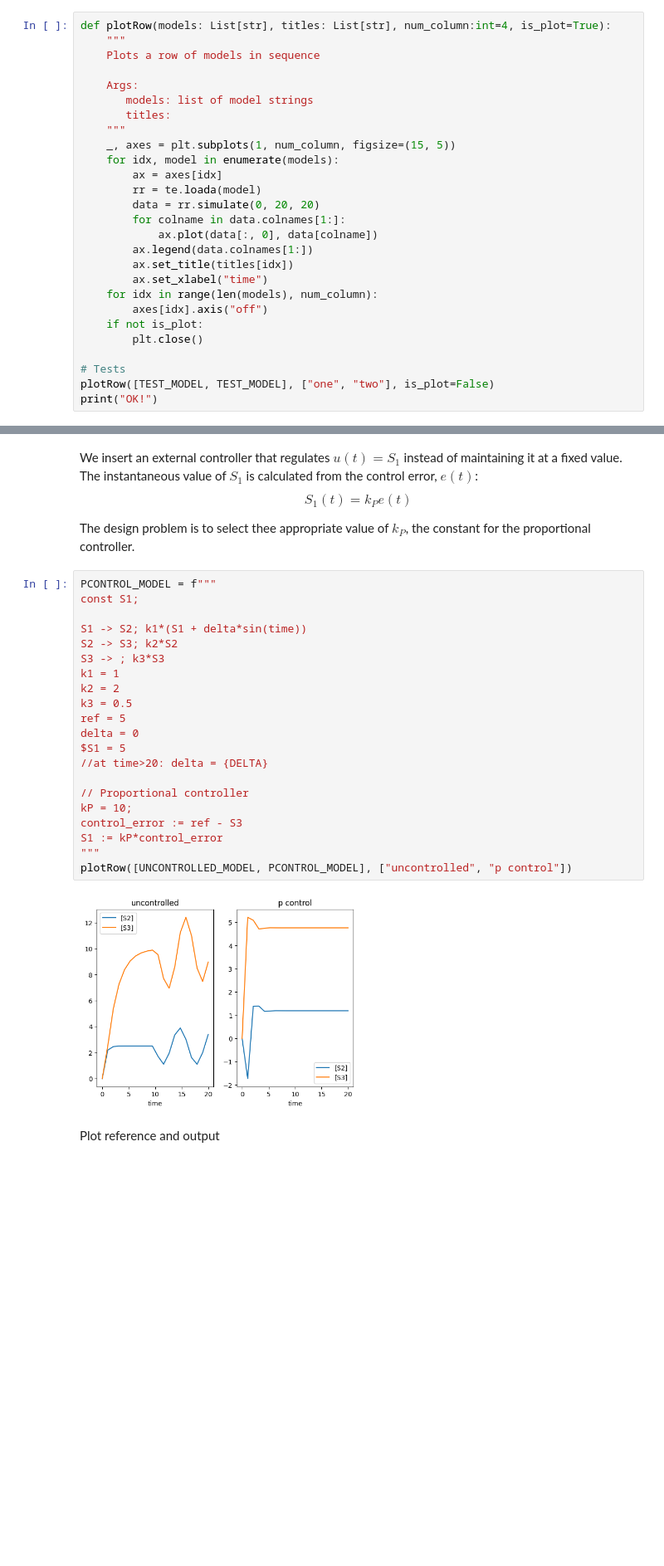
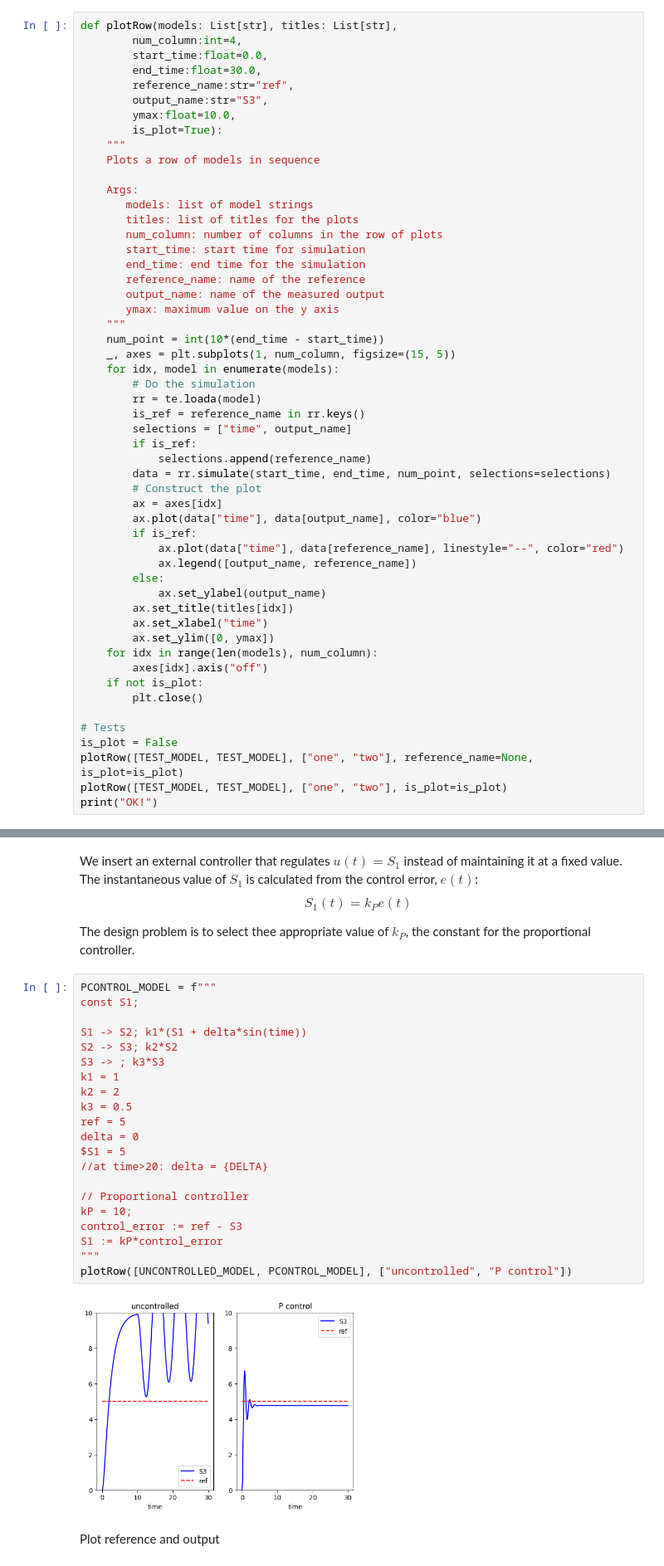
Before and after one commit to joseph-hellerstein/advanced-controls-lectures, a Jupyter notebook: short_class_lectures/Controller_Examples/designing_controllers.ipynb, the cells around one changed output, grey strips where cells are left out. Shown: that part at 83% size. Saved outputs shown, nothing was run; the diff lists cells and outputs as text; blank space fills up the shorter version.

```diff
--- a/short_class_lectures/Controller_Examples/designing_controllers.ipynb
+++ b/short_class_lectures/Controller_Examples/designing_controllers.ipynb
@@ -26,31 +27,57 @@ S3 = 0
 # %% [markdown]
 ## plotRow
 # %%
-def plotRow(models: List[str], titles: List[str], num_column:int=4, is_plot=True):
+def plotRow(models: List[str], titles: List[str],
+        num_column:int=4,
+        start_time:float=0.0,
+        end_time:float=30.0,
+        reference_name:str="ref",
+        output_name:str="S3",
+        ymax:float=10.0,
+        is_plot=True):
     """
     Plots a row of models in sequence
 
     Args:
        models: list of model strings
-       titles:
+       titles: list of titles for the plots
+       num_column: number of columns in the row of plots
+       start_time: start time for simulation
+       end_time: end time for the simulation
+       reference_name: name of the reference
+       output_name: name of the measured output
+       ymax: maximum value on the y axis
     """
+    num_point = int(10*(end_time - start_time))
     _, axes = plt.subplots(1, num_column, figsize=(15, 5))
     for idx, model in enumerate(models):
+        # Do the simulation
+        rr = te.loada(model)
+        is_ref = reference_name in rr.keys()
+        selections = ["time", output_name]
+        if is_ref:
+            selections.append(reference_name)
+        data = rr.simulate(start_time, end_time, num_point, selections=selections)
+        # Construct the plot
         ax = axes[idx]
-        rr = te.loada(model)
-        data = rr.simulate(0, 20, 20)
-        for colname in data.colnames[1:]:
-            ax.plot(data[:, 0], data[colname])
-        ax.legend(data.colnames[1:])
+        ax.plot(data["time"], data[output_name], color="blue")
+        if is_ref:
+            ax.plot(data["time"], data[reference_name], linestyle="--", color="red")
+            ax.legend([output_name, reference_name])
+        else:
+            ax.set_ylabel(output_name)
         ax.set_title(titles[idx])
         ax.set_xlabel("time")
+        ax.set_ylim([0, ymax])
     for idx in range(len(models), num_column):
         axes[idx].axis("off")
     if not is_plot:
         plt.close()
 
 # Tests
-plotRow([TEST_MODEL, TEST_MODEL], ["one", "two"], is_plot=False)
+is_plot = False
+plotRow([TEST_MODEL, TEST_MODEL], ["one", "two"], reference_name=None, is_plot=is_plot)
+plotRow([TEST_MODEL, TEST_MODEL], ["one", "two"], is_plot=is_plot)
 print("OK!")
 # %% [output]
 OK!
@@ -117,26 +150,26 @@ The design problem is to select thee appropriate value of $k_P$, the constant fo
 # %%
 PCONTROL_MODEL = f"""
 const S1;
 
 S1 -> S2; k1*(S1 + delta*sin(time))
 S2 -> S3; k2*S2
 S3 -> ; k3*S3
 k1 = 1
 k2 = 2
 k3 = 0.5
 ref = 5
 delta = 0
 $S1 = 5
 //at time>20: delta = {DELTA}
 
 // Proportional controller
 kP = 10;
 control_error := ref - S3
 S1 := kP*control_error
 """
-plotRow([UNCONTROLLED_MODEL, PCONTROL_MODEL], ["uncontrolled", "p control"])
+plotRow([UNCONTROLLED_MODEL, PCONTROL_MODEL], ["uncontrolled", "P control"])
 # %% [output]
-[figure, old version]
+[figure, new version]
 # %% [markdown]
 Plot reference and output
 # %% [markdown]
```
Also changed, not shown: parts of 7 cells of this notebook.
